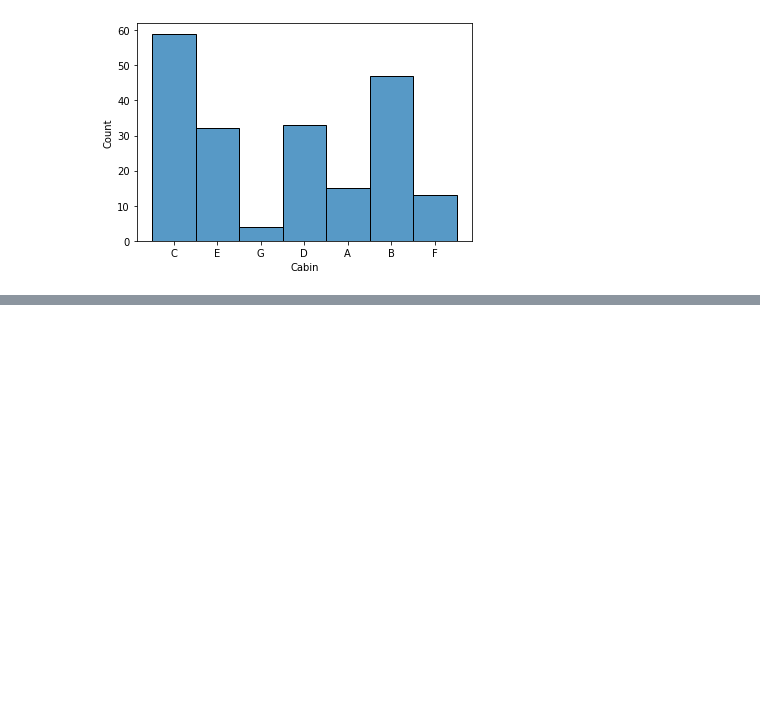
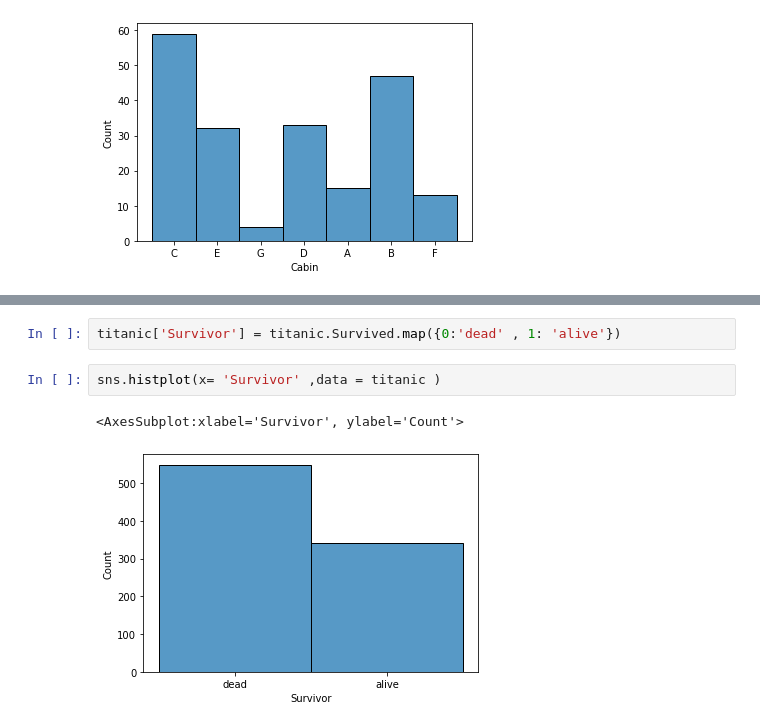
Before and after one commit to miralchangela/titanic_data_analysis, a Jupyter notebook: titanic_data_analysis.ipynb, the cells around one changed output, grey strips where cells are left out. Saved outputs shown, nothing was run; the diff lists cells and outputs as text; blank space fills up the shorter version.

```diff
--- a/titanic_data_analysis.ipynb
+++ b/titanic_data_analysis.ipynb
@@ -209,0 +227,7 @@ sns.color_palette()
+# %%
+titanic['Survivor'] = titanic.Survived.map({0:'dead' , 1: 'alive'})
+# %%
+sns.histplot(x= 'Survivor' ,data = titanic )
+# %% [output]
+<AxesSubplot:xlabel='Survivor', ylabel='Count'>
+[figure, added]
```
Also changed, not shown: parts of 11 cells of this notebook.
